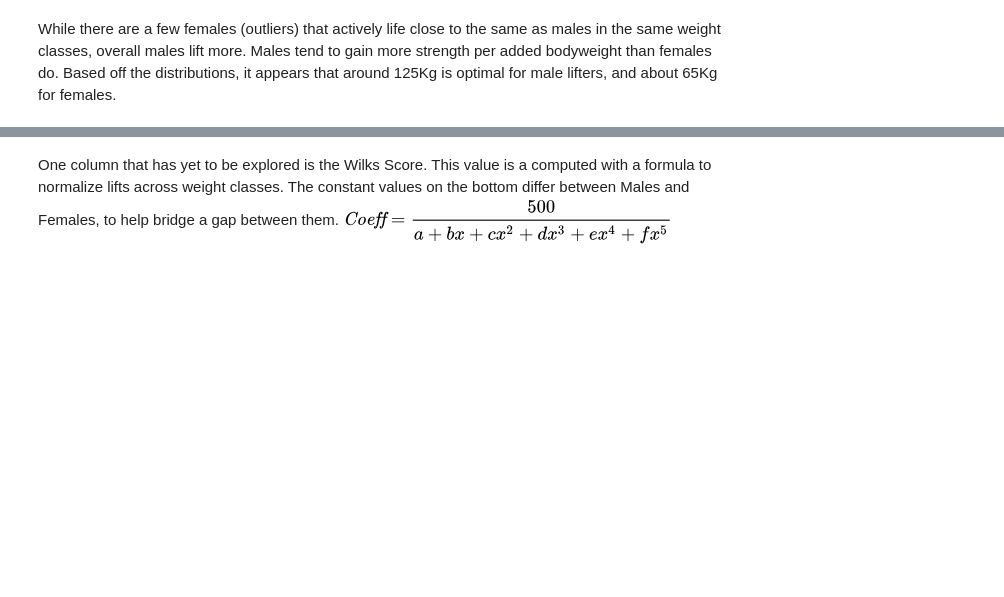
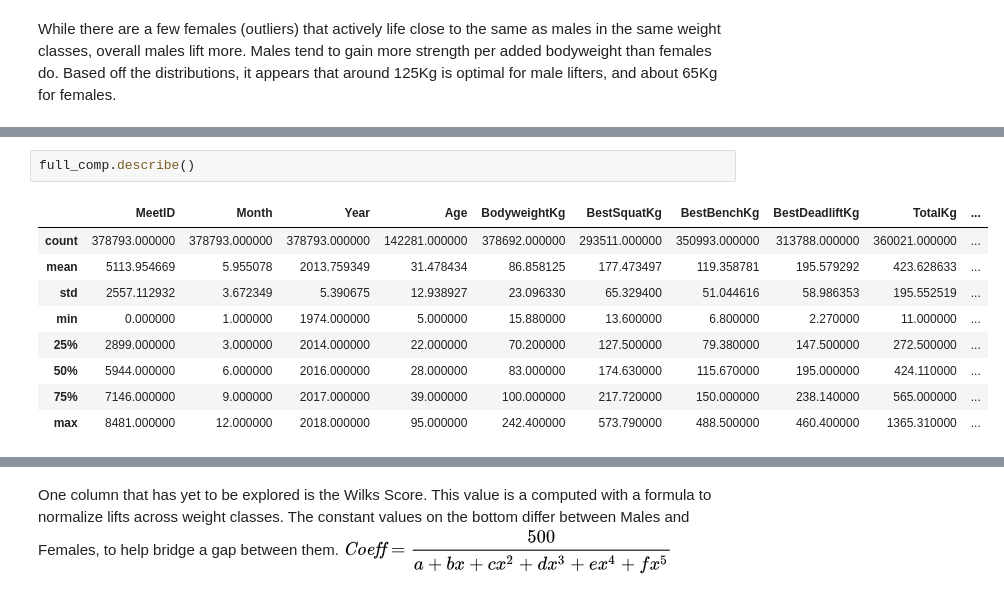
Before and after one commit to spatten35/CapstoneProject1, a Jupyter notebook: Capstone1.ipynb, the cells around one changed output, grey strips where cells are left out. Drawn from its saved outputs; the diff is of its cells as text; blank space fills up the shorter version.

```diff
--- a/Capstone1.ipynb
+++ b/Capstone1.ipynb
@@ -468,0 +473,12 @@ While there are a few females (outliers) that actively life close to the same as
+# %%
+full_comp.describe()
+# %% [output]
+|  | MeetID | Month | Year | Age | BodyweightKg | BestSquatKg | BestBenchKg | BestDeadliftKg | TotalKg | ... |
+| count | 378793.000000 | 378793.000000 | 378793.000000 | 142281.000000 | 378692.000000 | 293511.000000 | 350993.000000 | 313788.000000 | 360021.000000 | ... |
+| mean | 5113.954669 | 5.955078 | 2013.759349 | 31.478434 | 86.858125 | 177.473497 | 119.358781 | 195.579292 | 423.628633 | ... |
+| std | 2557.112932 | 3.672349 | 5.390675 | 12.938927 | 23.096330 | 65.329400 | 51.044616 | 58.986353 | 195.552519 | ... |
+| min | 0.000000 | 1.000000 | 1974.000000 | 5.000000 | 15.880000 | 13.600000 | 6.800000 | 2.270000 | 11.000000 | ... |
+| 25% | 2899.000000 | 3.000000 | 2014.000000 | 22.000000 | 70.200000 | 127.500000 | 79.380000 | 147.500000 | 272.500000 | ... |
+| 50% | 5944.000000 | 6.000000 | 2016.000000 | 28.000000 | 83.000000 | 174.630000 | 115.670000 | 195.000000 | 424.110000 | ... |
+| 75% | 7146.000000 | 9.000000 | 2017.000000 | 39.000000 | 100.000000 | 217.720000 | 150.000000 | 238.140000 | 565.000000 | ... |
+| max | 8481.000000 | 12.000000 | 2018.000000 | 95.000000 | 242.400000 | 573.790000 | 488.500000 | 460.400000 | 1365.310000 | ... |
```
Also changed, not shown: parts of 11 cells of this notebook.
